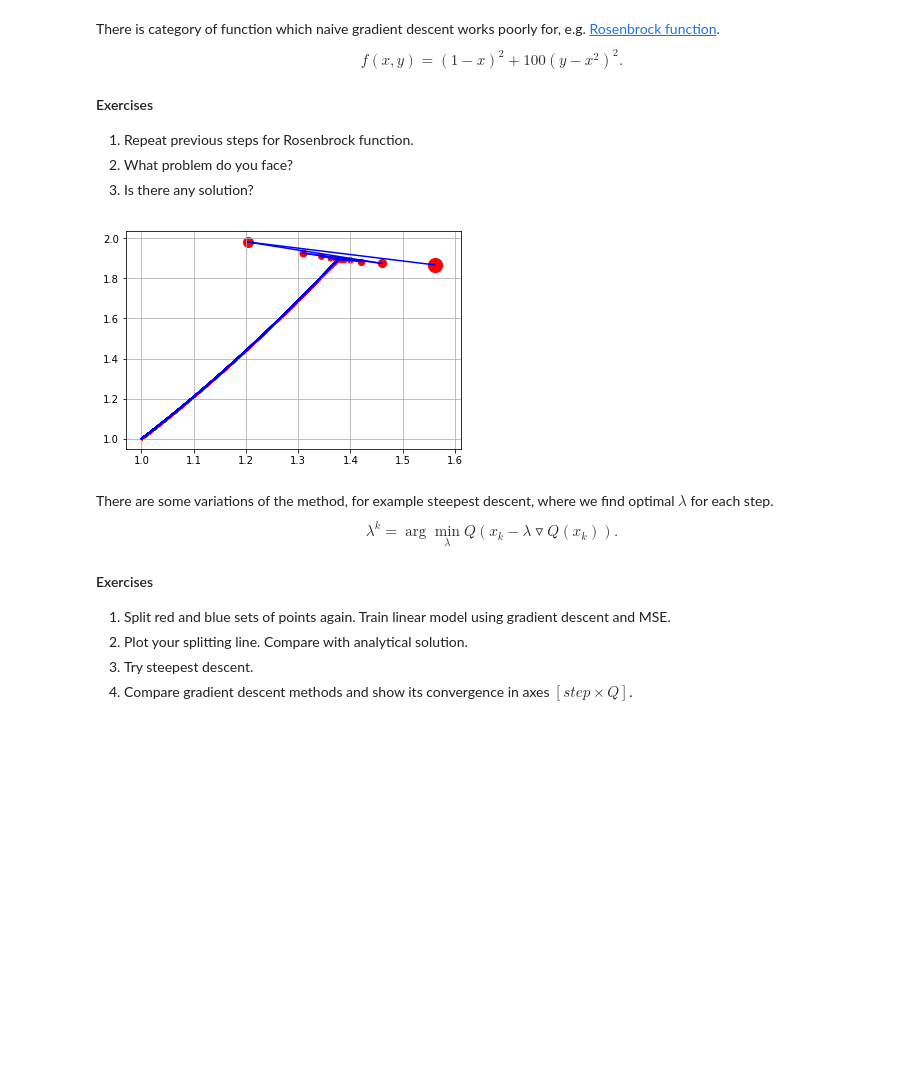
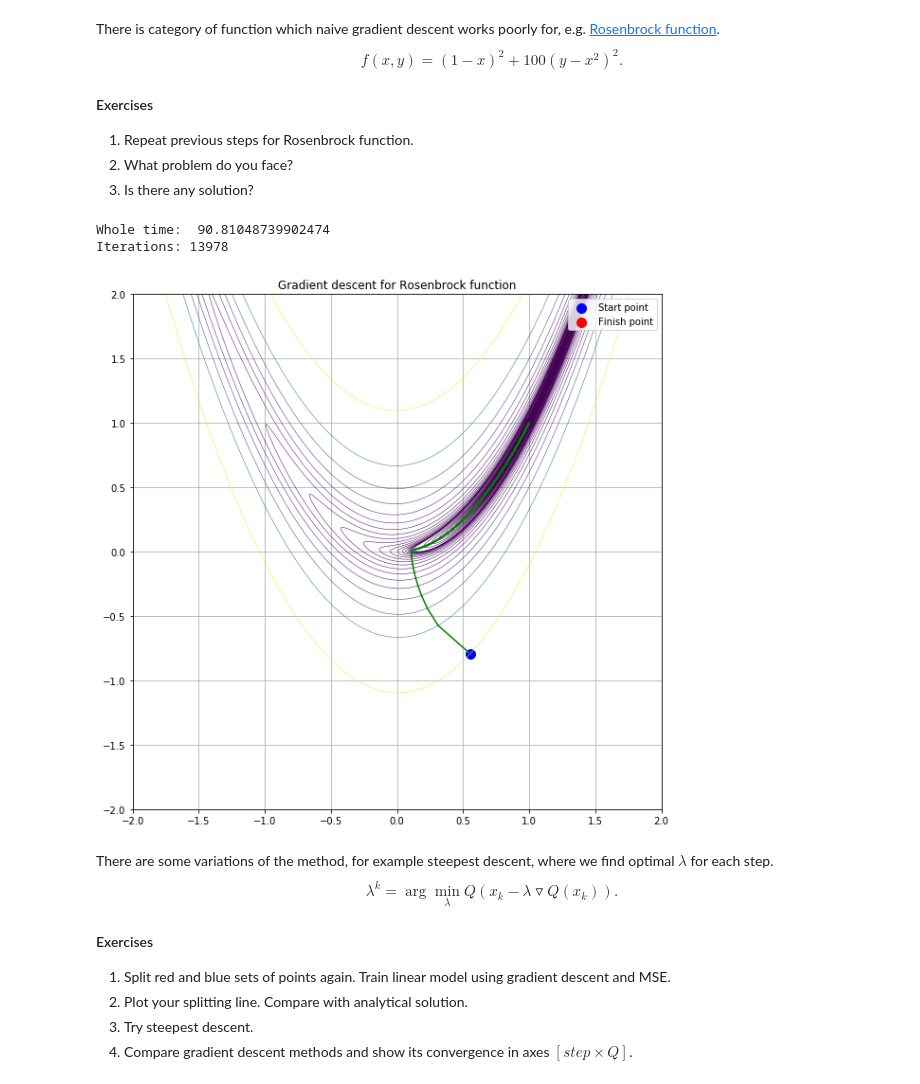
Before and after one commit to Sundry4/Darin_project, a Jupyter notebook: labs/lab-1.ipynb, the cells around one changed output. Cells and saved outputs as stored; diff of their text form; code cells hidden in the pictures; blank space fills up the shorter version.

```diff
--- a/labs/lab-1.ipynb
+++ b/labs/lab-1.ipynb
@@ -165,13 +166,16 @@ for i in range(1, 8):
     kf = KFold(n_splits=4)
     kf.get_n_splits(X)
 
-    error = 0.0
-    for train_index, test_index in kf.split(X):
-        X_train, X_test = X[train_index], X[test_index]
-        Y_train, Y_test = Y[train_index], Y[test_index]
-        w = linalg.inv((X_test.T).dot(X_test)).dot(X_test.T).dot(Y_test)
-        error += sum((np.dot(X_test, w) - Y_test)**2) / 10
-    error /= 4
-    print("error ", i, ": ", *error, sep='')
+    train_mse = 0.0
+    validation_mse = 0.0
+    for train_index, validation_index in kf.split(X):
+        X_train, X_validation = X[train_index], X[validation_index]
+        Y_train, Y_validation = Y[train_index], Y[validation_index]
+        w = linalg.inv((X_train.T).dot(X_train)).dot(X_train.T).dot(Y_train)
+        train_mse += sum((np.dot(X_train, w) - Y_train)**2) / 10
+        validation_mse += sum((np.dot(X_validation, w) - Y_validation)**2) / 10
+    train_mse /= 4
+    validation_mse /= 4
+    print("training mse ", i, ": ", *train_mse, "\tvalidation mse ", i, ": ", *validation_mse, sep='')
 # %% [output]
 MSE for X degrees from 1 to 7:
@@ -324,28 +330,63 @@ $$f(x, y) = (1-x)^2 + 100(y-x^2)^2.$$
 # %%
 def der_x(x, y):
     return -2 * (1 - x + 200 * x * y - 200 * x**3)
 
 def der_y(x, y):
     return 200 * (y - x**2)
 
-x1 = np.random.uniform(0, 2)
-y1 = np.random.uniform(0, 2)
+def f(x, y):
+    return (1 - x) * (1 - x) + 100 * (y - x * x)**2
+
+plt.figure(figsize=(10, 10))
+
+start = time.clock()
+
+dots = []
+x1 = np.random.uniform(-1, 3)
+y1 = np.random.uniform(-1, 3)
+
+plt.scatter(x1, y1, 100, color='b', label='Start point')
 e = 1
-k = 1
+iteration = 1
 curr_lambda = 0.001
-while (e > 10**-7):
+while (e > 10**-6):
     x2 = x1 - curr_lambda * der_x(x1, y1)
     y2 = y1 - curr_lambda * der_y(x1, y1)
 
     e = np.sqrt((x2 - x1)**2 + (y2 - y1)**2)
-    plt.scatter(x1, y1, 200 / k, color='r')
-    plt.plot(np.array([x1, x2]), np.array([y1, y2]), color='blue')
+
+    plt.plot(np.array([x1, x2]), np.array([y1, y2]), color='g')
+
+    dots.append(f(x1, y1))
     x1, y1 = x2, y2
-    k += 1
+
+    iteration += 1
+
+
+finish = time.clock()
+print('Whole time: ', finish - start)
+
+print("Iterations:", iteration)
+X = np.linspace(-2, 2, 1000)
+Y = np.linspace(-2, 2, 1000)
+Z = [[f(x, y) for x in X] for y in Y]
+
+dots.sort()
+head = dots[: -20 : 50]
+dots = head + dots[-20 :]
+
+CS = plt.contour(X, Y, Z, dots, linewidths = 0.5)
+
+plt.scatter(x1, y1, 100, color='r', label='Finish point')
+plt.legend()
+
 plt.grid(True)
+plt.title("Gradient descent for Rosenbrock function")
 plt.show()
 # %% [output]
+Whole time:  90.81048739902474
+Iterations: 13978
-[figure, old version]
+[figure, new version]
 # %% [markdown]
 There are some variations of the method, for example steepest descent, where we find optimal $\lambda$ for each step.
 $$\lambda^{k} = \arg\min_{\lambda}Q(x_k - \lambda\triangledown Q(x_k)).$$
```
Also changed, not shown: parts of 13 cells of this notebook.
